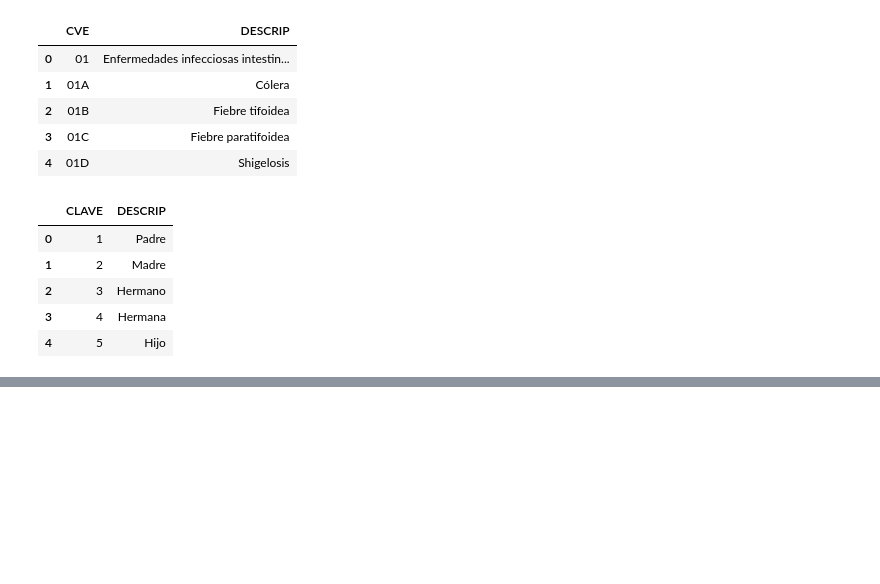
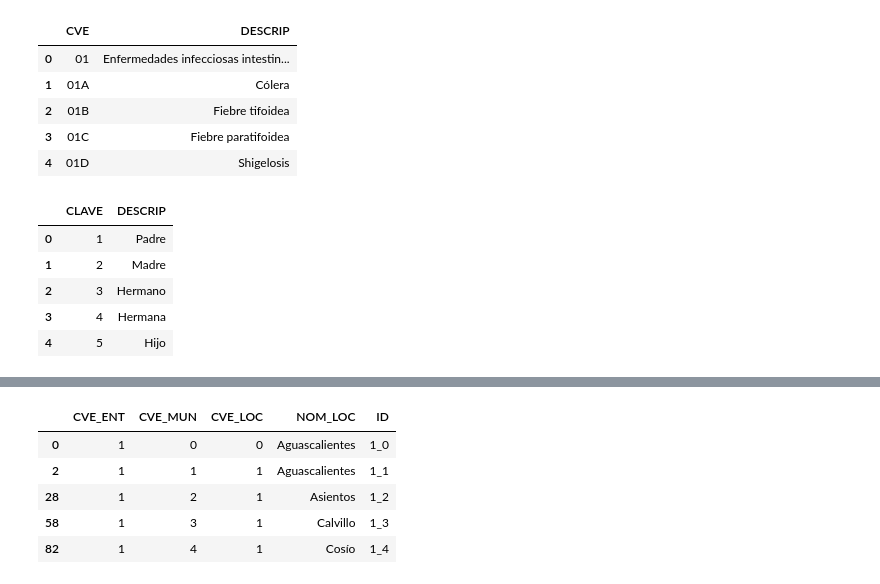
Before and after one commit to VanessaGuzman12/Project2, a Jupyter notebook: Diseases.ipynb, the cells around one changed output, grey strips where cells are left out. Drawn from its saved outputs; the diff is of its cells as text; code cells hidden in the pictures; blank space fills up the shorter version.

```diff
--- a/Diseases.ipynb
+++ b/Diseases.ipynb
@@ -116,0 +149,11 @@ relationship.head()
+# %%
+municipalities=locality.drop(locality[(locality["CVE_MUN"]>0) & (locality["CVE_LOC"]!=1)].index)
+municipalities["ID"]=municipalities["CVE_ENT"].apply(str)+"_"+municipalities["CVE_MUN"].apply(str)
+municipalities.head()
+# %% [output]
+|  | CVE_ENT | CVE_MUN | CVE_LOC | NOM_LOC | ID |
+| 0 | 1 | 0 | 0 | Aguascalientes | 1_0 |
+| 2 | 1 | 1 | 1 | Aguascalientes | 1_1 |
+| 28 | 1 | 2 | 1 | Asientos | 1_2 |
+| 58 | 1 | 3 | 1 | Calvillo | 1_3 |
+| 82 | 1 | 4 | 1 | Cosío | 1_4 |
```
Also changed, not shown: parts of 20 cells of this notebook, 2 other files.
